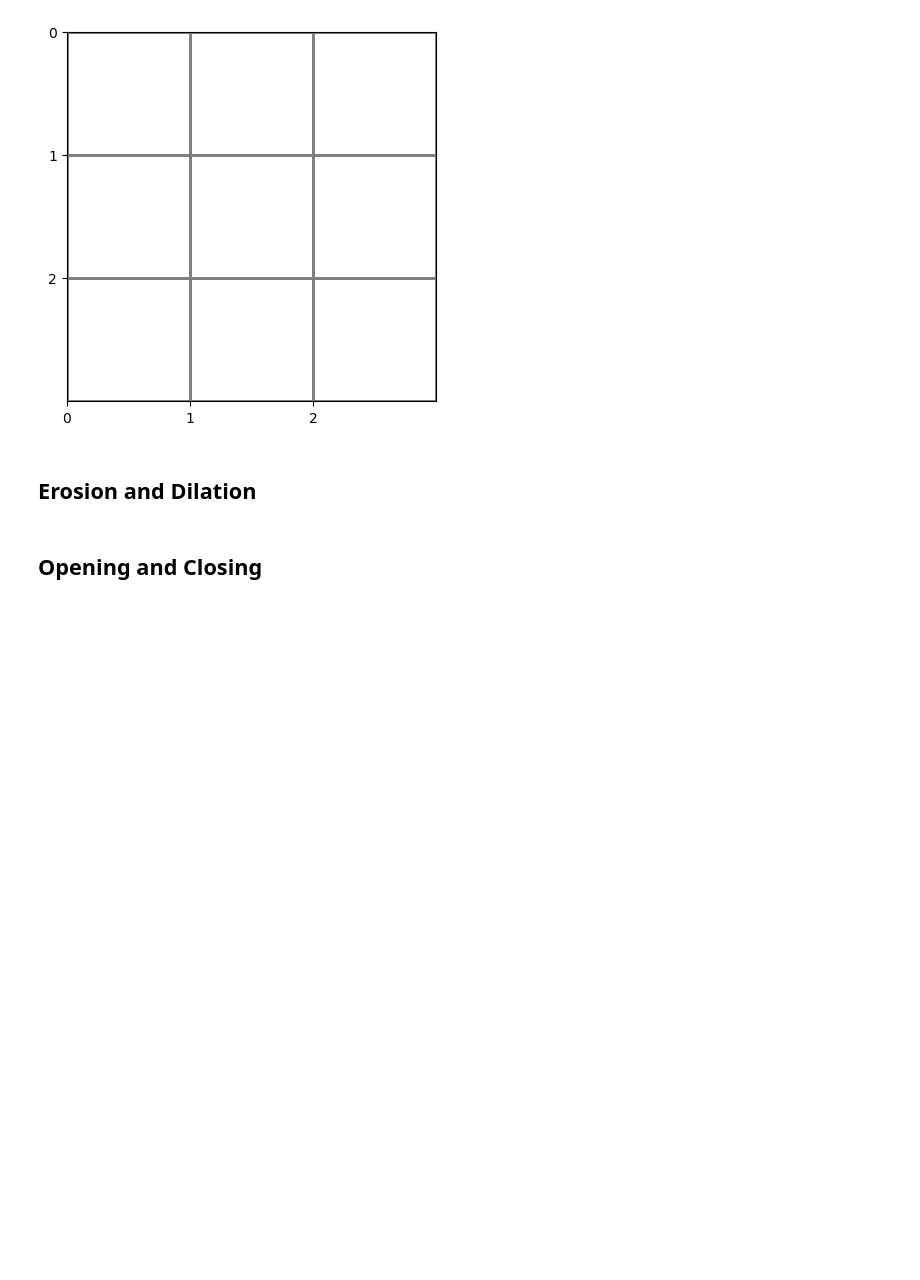
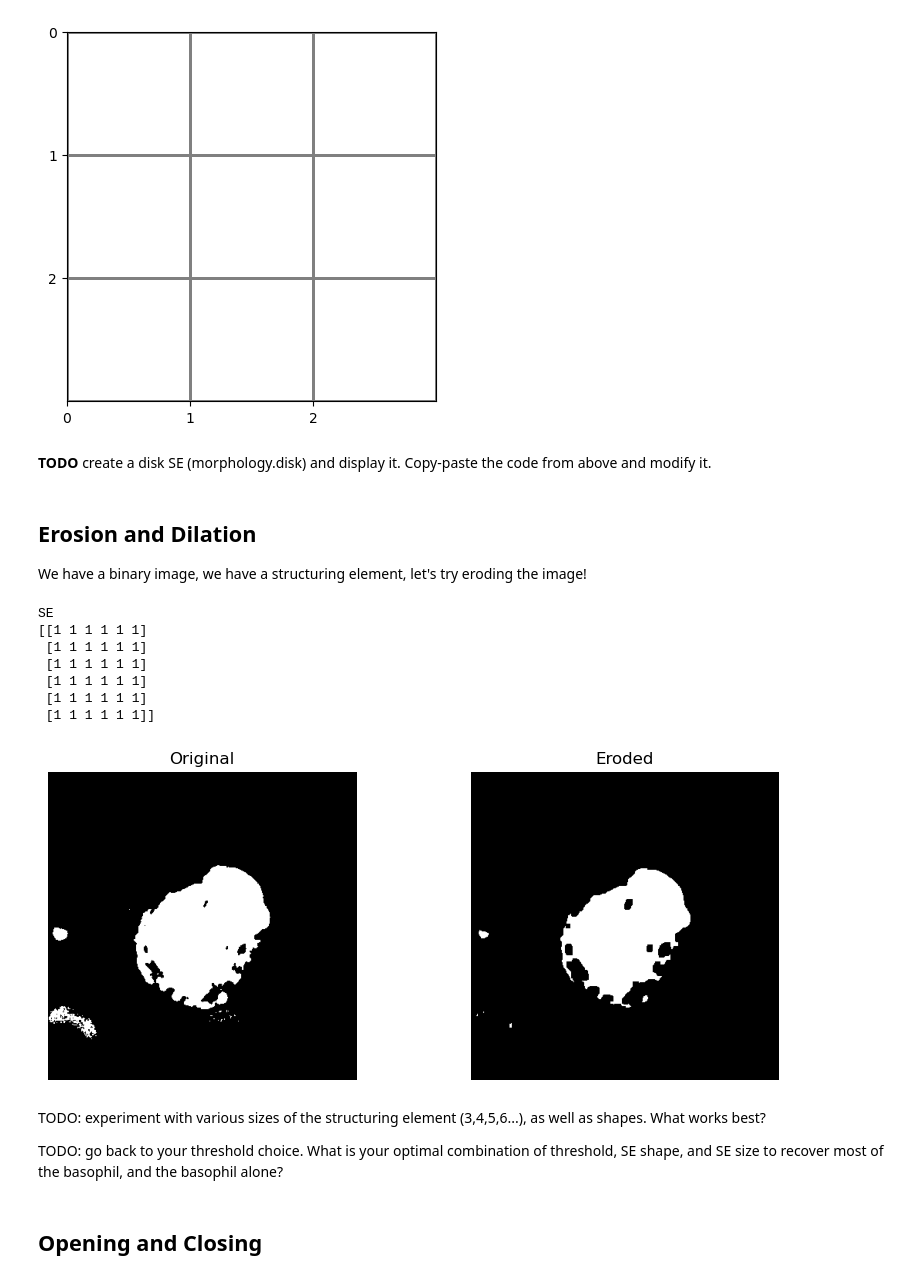
Before and after one commit to TranslationalML/course-image-analysis, a Jupyter notebook: module2/morphological_operations.ipynb, the cells around one changed output. Drawn from its saved outputs; the diff is of its cells as text; code cells hidden in the pictures; blank space fills up the shorter version.

Commit message:
(feat) implemented basic erosion example

```diff
--- a/module2/morphological_operations.ipynb
+++ b/module2/morphological_operations.ipynb
@@ -86,7 +85,46 @@ ax.invert_yaxis()       # match numpy convention top left is (0,0)
 # %% [output]
 Created structuring element of shape (3, 3)
 [figure]
-# %% [markdown]
-## Erosion and Dilation
+# %% [markdown]
+**TODO** create a disk SE (morphology.disk) and display it. Copy-paste the code from above and modify it.
+# %% [markdown]
+## Erosion and Dilation
+
+We have a binary image, we have a structuring element, let's try eroding the image!
+# %%
+# create a square 3x3 SE
+se_size=3
+my_se=morphology.square(se_size)
+print('SE')
+print(my_se)
+
+
+# Erode the binary image with the SE
+eroded_img = morphology.binary_erosion(binary_img, footprint=my_se)
+
+# look at the result
+fig, (ax1, ax2) = plt.subplots(1, 2, figsize=(10,4))
+ax1.imshow(binary_img, cmap='gray')
+ax1.set_title('Original')
+ax1.axis('off')
+
+ax2.imshow(eroded_img, cmap='gray')
+ax2.set_title('Eroded')
+ax2.axis('off')
+
+plt.show()
+# %% [output]
+SE
+[[1 1 1 1 1 1]
+ [1 1 1 1 1 1]
+ [1 1 1 1 1 1]
+ [1 1 1 1 1 1]
+ [1 1 1 1 1 1]
+ [1 1 1 1 1 1]]
+[figure, added]
+# %% [markdown]
+TODO: experiment with various sizes of the structuring element (3,4,5,6...), as well as shapes. What works best?
+
+TODO: go back to your threshold choice. What is your optimal combination of threshold, SE shape, and SE size to recover most of the basophil, and the basophil alone?
 # %% [markdown]
 ## Opening and Closing
```
Also changed, not shown: parts of 8 cells of this notebook.
